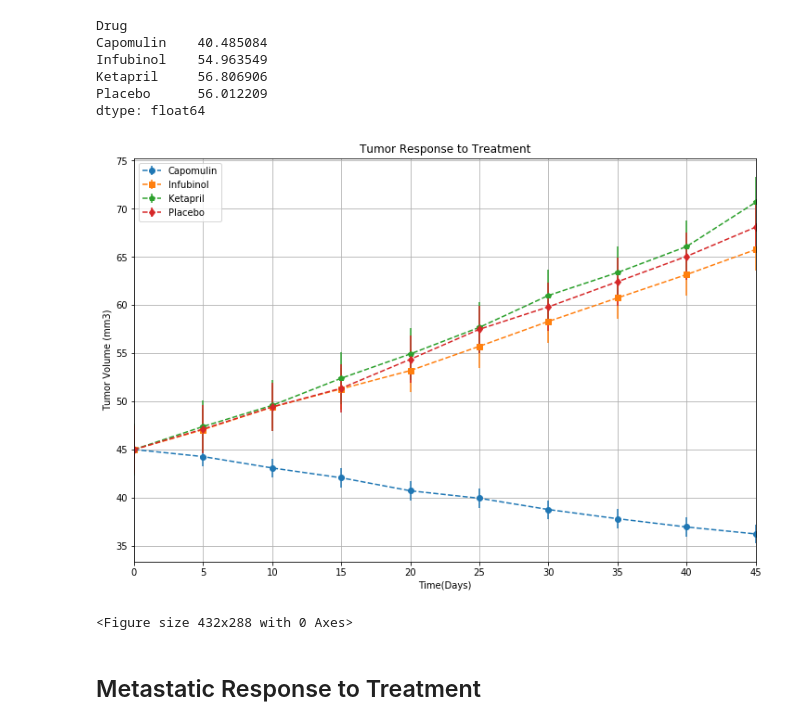
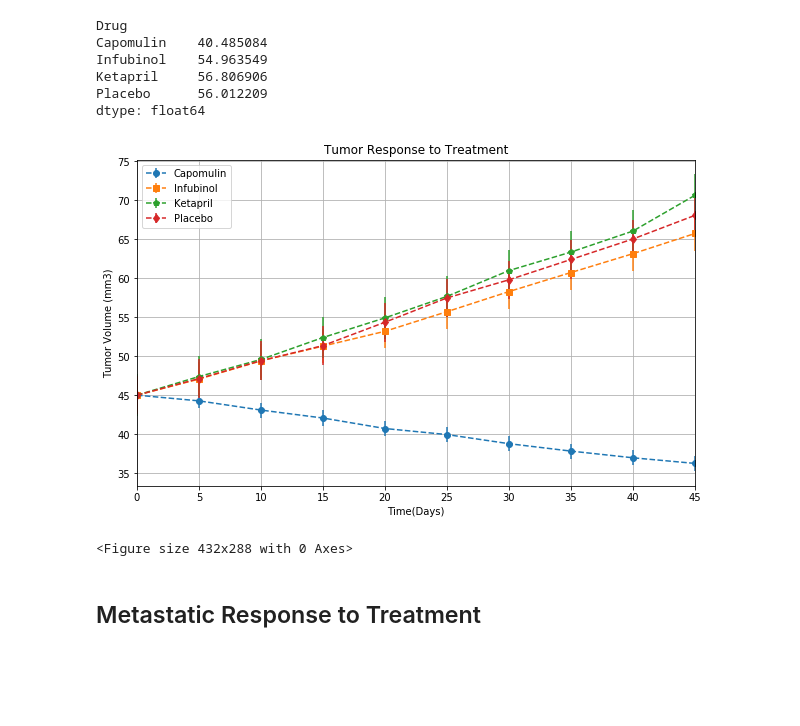
Before and after one commit to Deyinka/matplotlib-challenge, a Jupyter notebook: Pymaceuticals/Pymaceuticals _Assignment.ipynb, the cells around one changed output. Saved outputs shown, nothing was run; the diff lists cells and outputs as text; code cells hidden in the pictures; blank space fills up the shorter version.

```diff
--- a/Pymaceuticals/Pymaceuticals _Assignment.ipynb
+++ b/Pymaceuticals/Pymaceuticals _Assignment.ipynb
@@ -132,23 +132,23 @@ dtype: float64
 # %%
 # Generate the Plot (with Error Bars)
 Timepoint = Tumor_response_type.index
-plt.figure(figsize=(12,8))
+plt.figure(figsize=(10,6))
 plt.errorbar(Timepoint, Tumor_response['Capomulin'],yerr=Tumor_response['Capomulin'].sem(), marker ='o', linestyle='--', label="Capomulin")
 
 plt.errorbar(Timepoint, Tumor_response['Infubinol'],yerr=Tumor_response['Infubinol'].sem(), marker ='s', linestyle='--', label="Infubinol")
 plt.errorbar(Timepoint, Tumor_response['Ketapril'],yerr=Tumor_response['Ketapril'].sem(), marker ='p', linestyle='--', label="Ketapril")
 
 plt.errorbar(Timepoint, Tumor_response['Placebo'],yerr=Tumor_response['Placebo'].sem(), marker ='d', linestyle='--', label="Placebo")
 
 plt.gca().set(xlabel = 'Time(Days)', ylabel = 'Tumor Volume (mm3)',title = 'Tumor Response to Treatment',xlim = (0,max(Timepoint)))
 plt.legend(loc = 'best', frameon=True)
 plt.grid()
 plt.show()
 
 # Save the Figure
 plt.savefig("errorbar.png")
 # %% [output]
-[figure, old version]
+[figure, new version]
 <Figure size 432x288 with 0 Axes>
 # %% [markdown]
 ## Metastatic Response to Treatment
```
Also changed, not shown: parts of 4 cells of this notebook, 1 other file.
